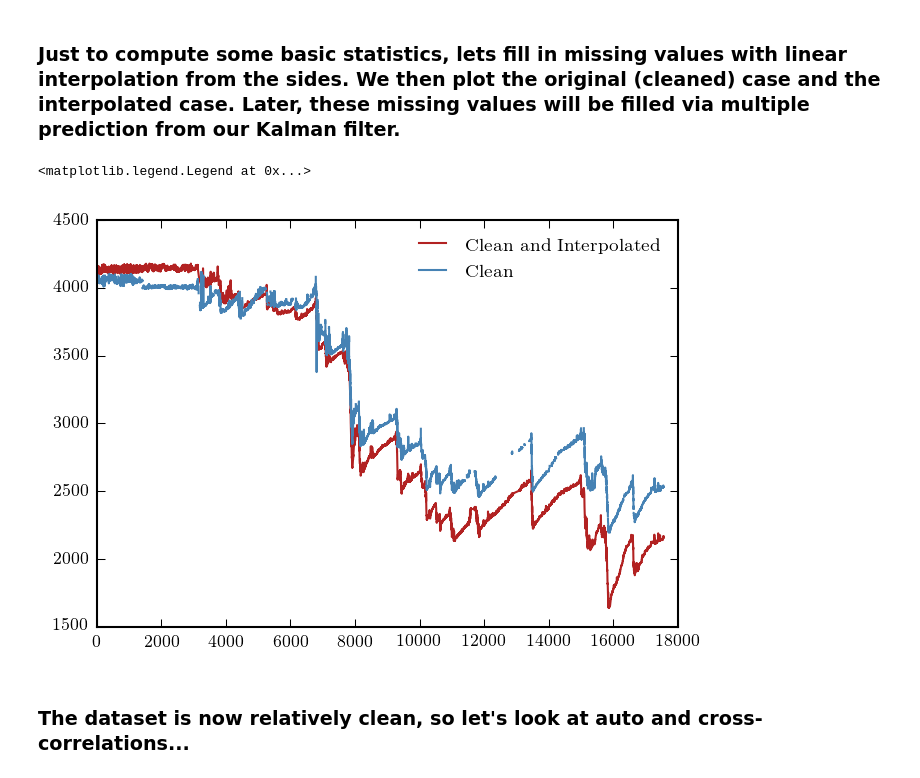
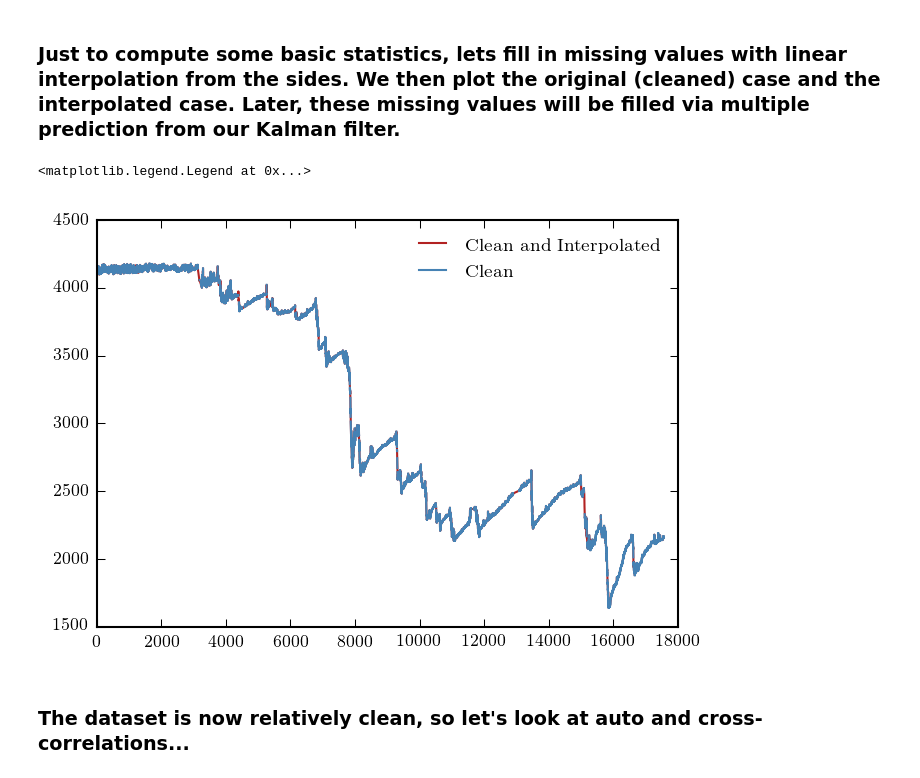
Before and after one commit to erccarls/berkely_snowfall, a Jupyter notebook: notebooks/Preprocessing.ipynb, the cells around one changed output. Cells and saved outputs as stored; diff of their text form; code cells hidden in the pictures.

```diff
--- a/notebooks/Preprocessing.ipynb
+++ b/notebooks/Preprocessing.ipynb
@@ -162,35 +162,35 @@ def nan_helper(y):
     return np.isnan(y), lambda z: z.nonzero()[0]
 
 
 def InterpolateNaNs(y):
     """Fill missing values with interpolation
 
     Input:
         - y, 1d numpy array with possible NaNs
     Output:
         - new, interpolated array
     """
     nans, x= nan_helper(y)
     new = y.copy()
     new[nans] = np.interp(x(nans), x(~nans), y[~nans])
     return new
 
 df_clean_filled = df_clean.copy()
 for i in range(1,11):
     df_clean_filled['snowdepth_%i'%i] = InterpolateNaNs(df_clean_filled['snowdepth_%i'%i])
 
 
 
 plt.plot(df_clean_filled['snowdepth_1']-0, label='Clean and Interpolated', alpha=1, color='firebrick')
-plt.plot(df_clean['snowdepth_5'], label='Clean', color='steelblue')
+plt.plot(df_clean['snowdepth_1'], label='Clean', color='steelblue')
 
 df_clean.to_pickle('../output/cluster_0_cleaned.pickle')
 df_clean_filled.to_pickle('../output/cluster_0_cleaned_filled.pickle')
 
 plt.legend(frameon=False)
 # %% [output]
 <matplotlib.legend.Legend at 0x...>
-[figure, old version]
+[figure, new version]
 # %% [markdown]
 ### The dataset is now relatively clean, so let's look at auto and cross-correlations...
 # %%
```
Also changed, not shown: 6 other files.
